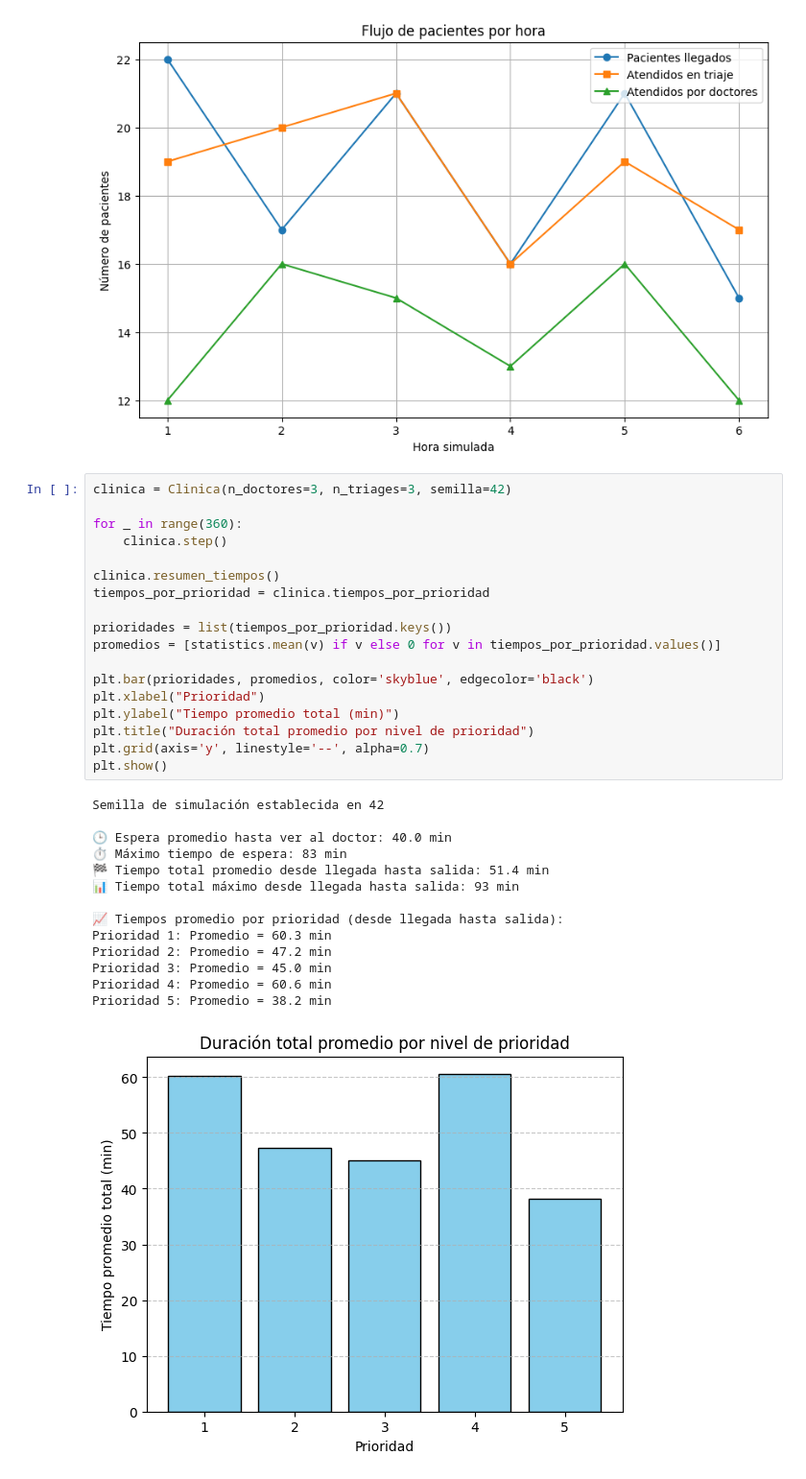
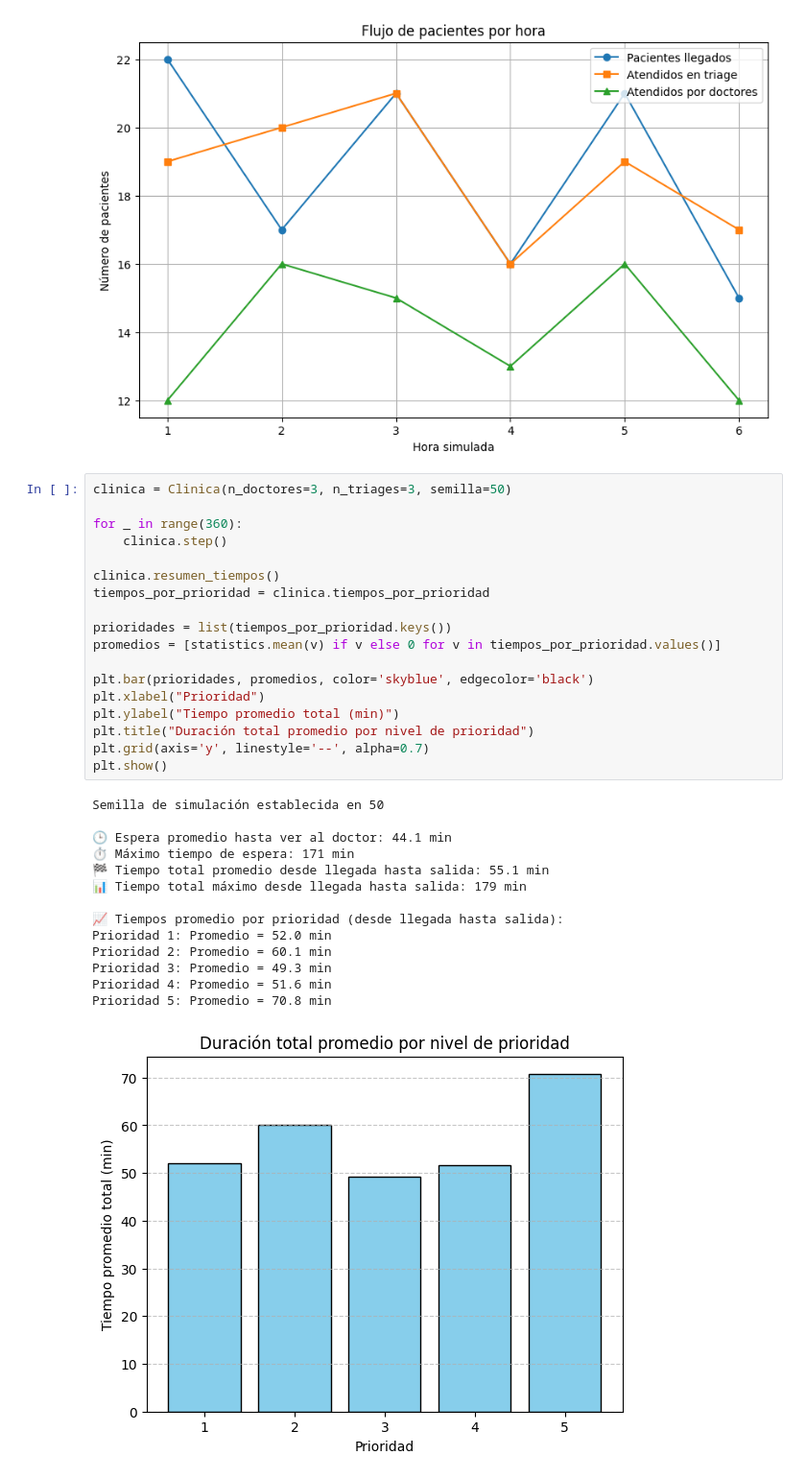
Before and after one commit to stefymojica/MACC, a Jupyter notebook: modelo_clinico.ipynb, the cells around one changed output. Shown: that part at 96% size. Cells and saved outputs as stored; diff of their text form.

```diff
--- a/modelo_clinico.ipynb
+++ b/modelo_clinico.ipynb
@@ -389,38 +388,38 @@ Prioridad 5: Promedio = 70.8 min
 ---------
 [figure]
 # %%
-clinica = Clinica(n_doctores=3, n_triages=3, semilla=42)
+clinica = Clinica(n_doctores=3, n_triages=3, semilla=50)
 
 for _ in range(360):
     clinica.step()
 
 clinica.resumen_tiempos()
 tiempos_por_prioridad = clinica.tiempos_por_prioridad
 
 prioridades = list(tiempos_por_prioridad.keys())
 promedios = [statistics.mean(v) if v else 0 for v in tiempos_por_prioridad.values()]
 
 plt.bar(prioridades, promedios, color='skyblue', edgecolor='black')
 plt.xlabel("Prioridad")
 plt.ylabel("Tiempo promedio total (min)")
 plt.title("Duración total promedio por nivel de prioridad")
 plt.grid(axis='y', linestyle='--', alpha=0.7)
 plt.show()
 # %% [output]
-Semilla de simulación establecida en 42
+Semilla de simulación establecida en 50
 
-🕒 Espera promedio hasta ver al doctor: 40.0 min
-⏱️ Máximo tiempo de espera: 83 min
-🏁 Tiempo total promedio desde llegada hasta salida: 51.4 min
-📊 Tiempo total máximo desde llegada hasta salida: 93 min
+🕒 Espera promedio hasta ver al doctor: 44.1 min
+⏱️ Máximo tiempo de espera: 171 min
+🏁 Tiempo total promedio desde llegada hasta salida: 55.1 min
+📊 Tiempo total máximo desde llegada hasta salida: 179 min
 
 📈 Tiempos promedio por prioridad (desde llegada hasta salida):
-Prioridad 1: Promedio = 60.3 min
-Prioridad 2: Promedio = 47.2 min
-Prioridad 3: Promedio = 45.0 min
-Prioridad 4: Promedio = 60.6 min
-Prioridad 5: Promedio = 38.2 min
+Prioridad 1: Promedio = 52.0 min
+Prioridad 2: Promedio = 60.1 min
+Prioridad 3: Promedio = 49.3 min
+Prioridad 4: Promedio = 51.6 min
+Prioridad 5: Promedio = 70.8 min
-[figure, old version]
+[figure, new version]
 # %%
 espera_por_prioridad = {1: [], 2: [], 3: [], 4: [], 5: []}
 for p in clinica.todos_pacientes:
```
Also changed, not shown: parts of 9 cells of this notebook.
